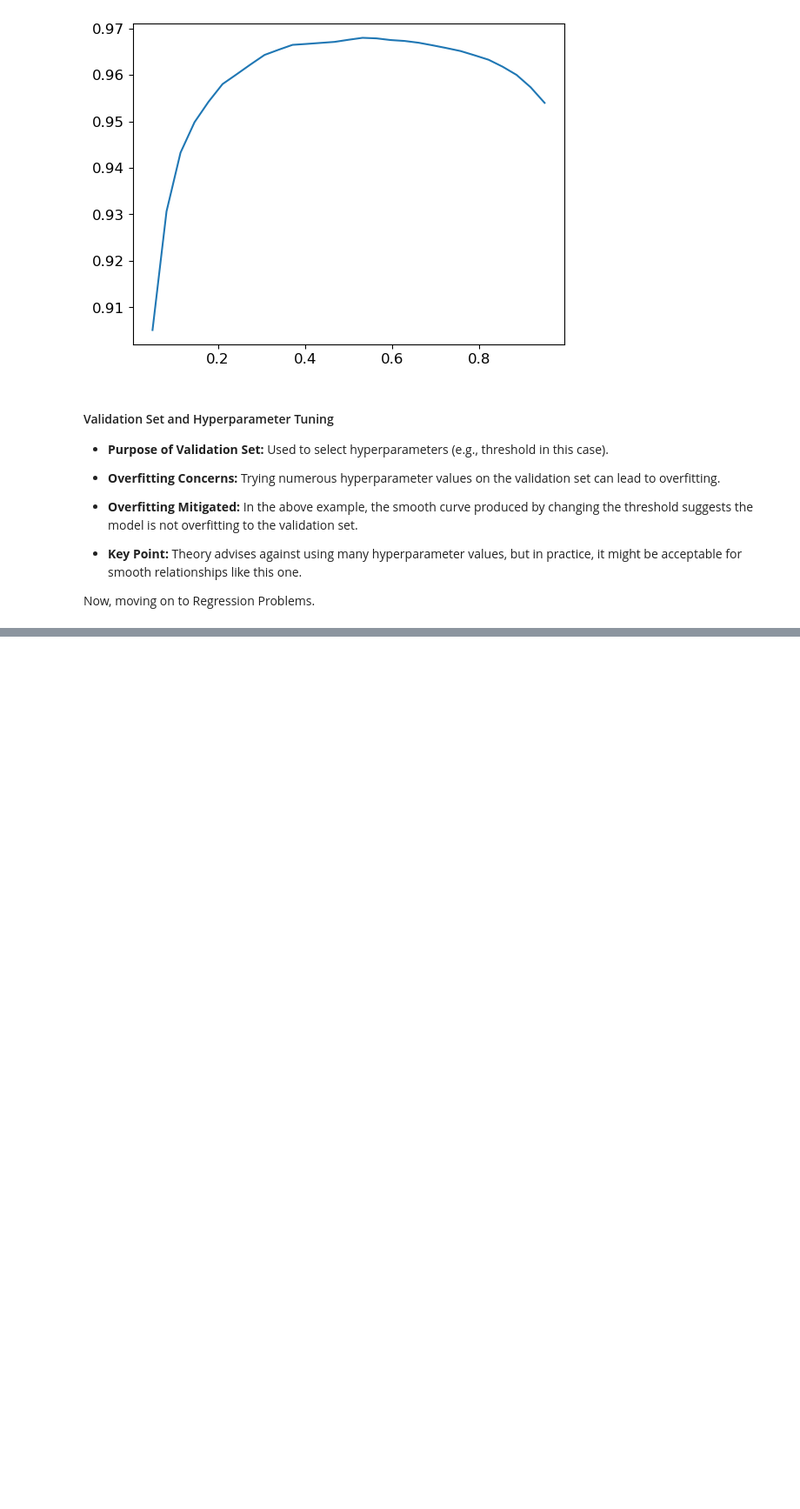
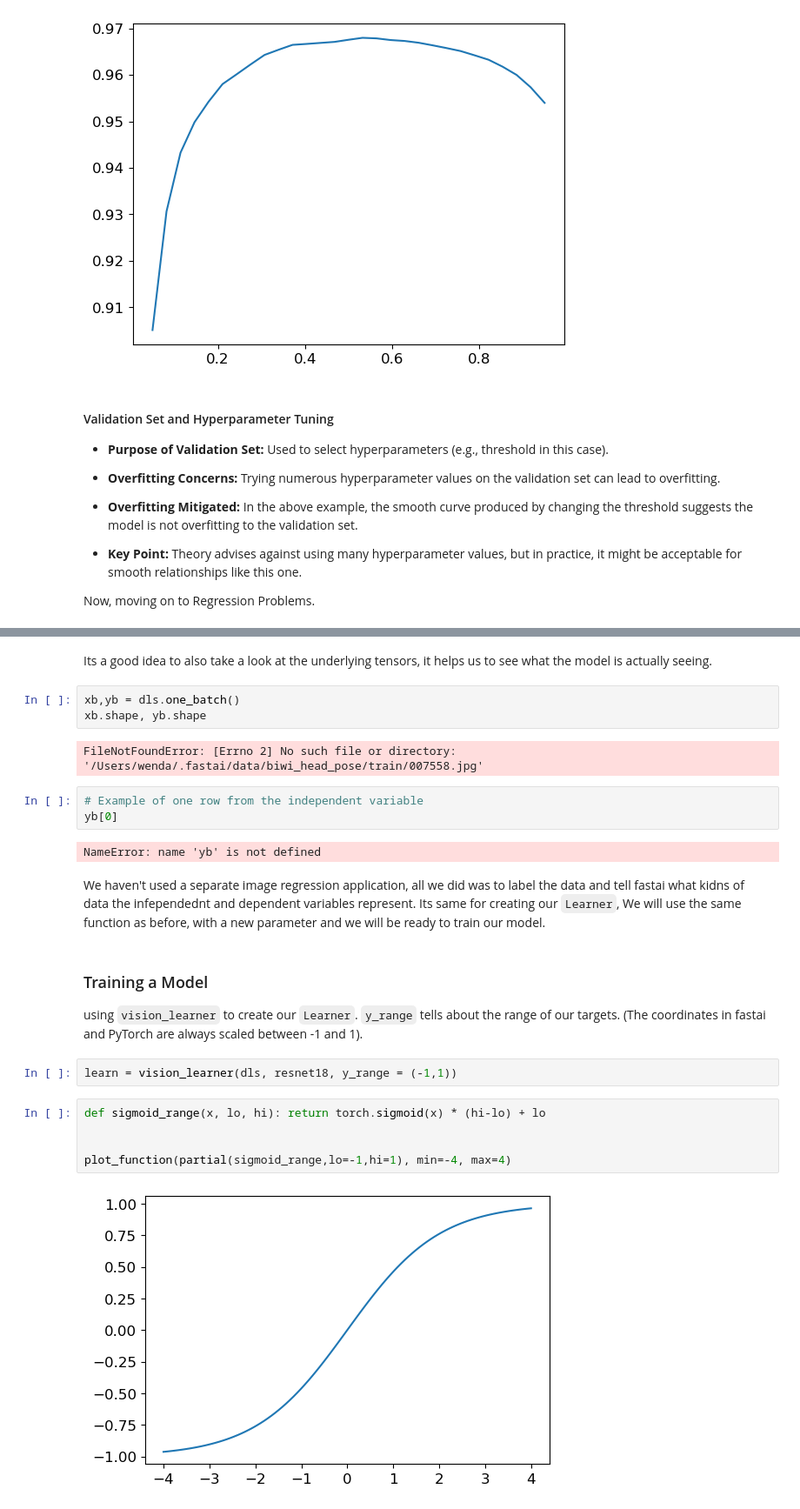
Before and after one commit to xandie985/data-scientist-roadmap2024, a Jupyter notebook: pytorch/ch5.multi_label_categorization.ipynb, the cells around one changed output, grey strips where cells are left out. Shown: that part at 87% size. Saved outputs shown, nothing was run; the diff lists cells and outputs as text; blank space fills up the shorter version.

```diff
--- a/pytorch/ch5.multi_label_categorization.ipynb
+++ b/pytorch/ch5.multi_label_categorization.ipynb
@@ -528,0 +598,28 @@ Now, moving on to Regression Problems.
+# %% [markdown]
+Its a good idea to also take a look at the underlying tensors, it helps us to see what the model is actually seeing.
+# %%
+xb,yb = dls.one_batch()
+xb.shape, yb.shape
+# %% [output]
+FileNotFoundError: [Errno 2] No such file or directory: '/Users/wenda/.fastai/data/biwi_head_pose/train/007558.jpg'
+# %%
+# Example of one row from the independent variable
+yb[0]
+# %% [output]
+NameError: name 'yb' is not defined
+# %% [markdown]
+We haven't used a separate image regression application, all we did was to label the data and tell fastai what kidns of data the infependednt and dependent variables represent.
+Its same for creating our `Learner`, We will use the same function as before, with a new parameter and we will be ready to train our model.
+# %% [markdown]
+### Training a Model
+
+using `vision_learner` to create our `Learner`. `y_range` tells about the range of our targets. (The coordinates in fastai and PyTorch are always scaled between -1 and 1).
+# %%
+learn = vision_learner(dls, resnet18, y_range = (-1,1))
+# %%
+def sigmoid_range(x, lo, hi): return torch.sigmoid(x) * (hi-lo) + lo
+
+
+plot_function(partial(sigmoid_range,lo=-1,hi=1), min=-4, max=4)
+# %% [output]
+[figure, added]
```
Also changed, not shown: parts of 24 cells of this notebook, 3 other files.
